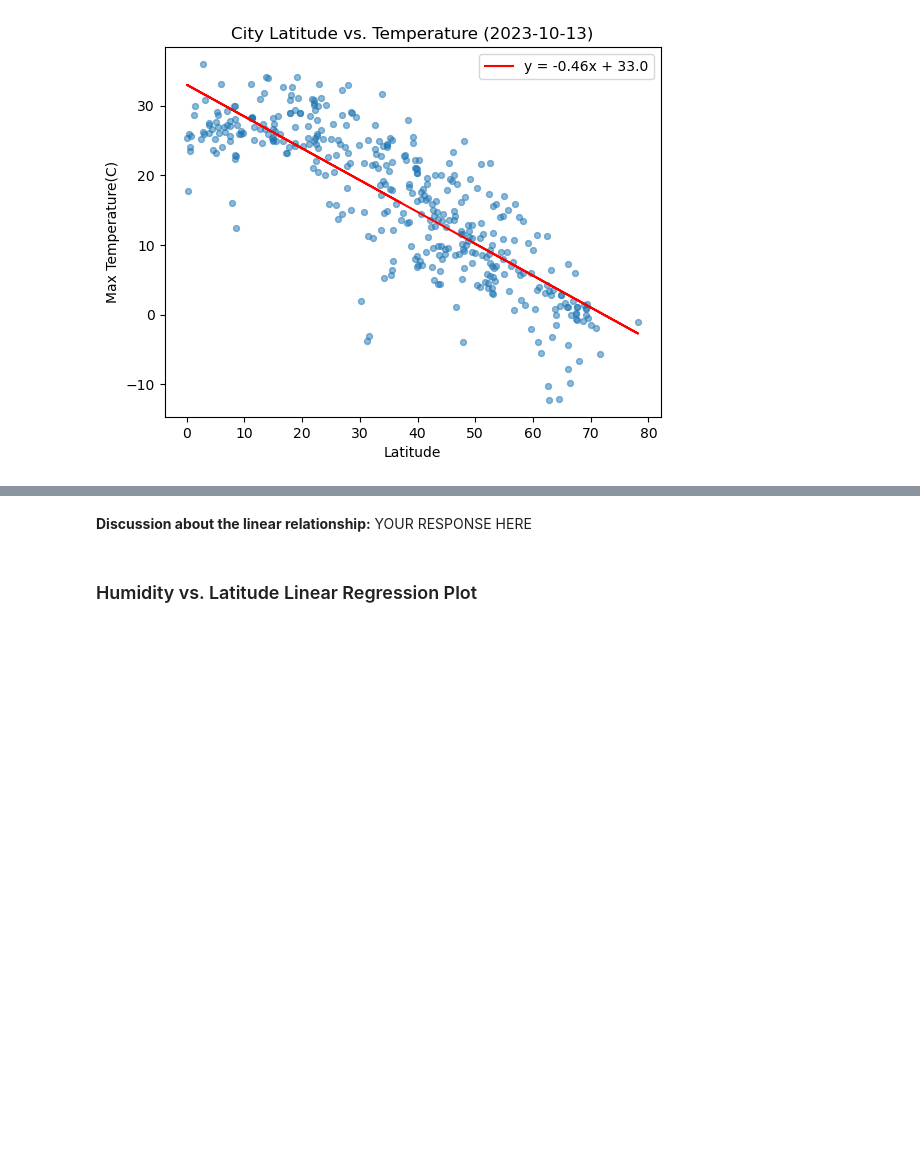
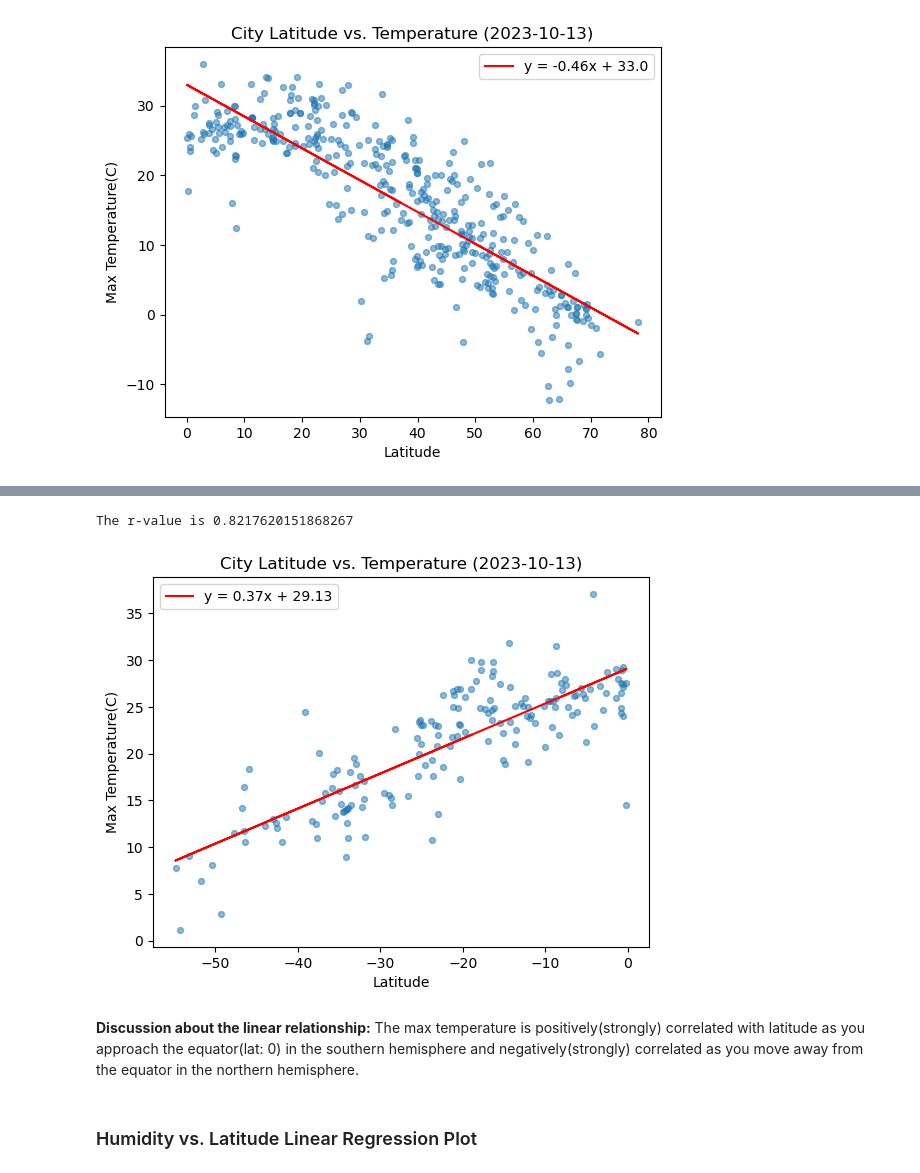
Before and after one commit to StarkArk/python_vacation_api, a Jupyter notebook: WeatherPy.ipynb, the cells around one changed output, grey strips where cells are left out. Cells and saved outputs as stored; diff of their text form; code cells hidden in the pictures; blank space fills up the shorter version.

Commit message:
linear regress complete

```diff
--- a/WeatherPy.ipynb
+++ b/WeatherPy.ipynb
@@ -542,4 +355,21 @@ The r-value is: 0.4121057168607245
-# %% [markdown]
-**Discussion about the linear relationship:** YOUR RESPONSE HERE
+# %%
+# Linear regression on Southern Hemisphere
+southern_hemi_df
+
+x = southern_hemi_df["Lat"]
+y = southern_hemi_df["Max Temp"]
+df = southern_hemi_df
+colx = "Lat"
+coly = "Max Temp"
+ylabel = "Max Temperature(C)"
+title = "City Latitude vs. Temperature (2023-10-13)"
+
+regress_function(x, y, df, colx, coly, ylabel, title)
+# %% [output]
+The r-value is 0.8217620151868267
+[figure, added]
+# %% [markdown]
+**Discussion about the linear relationship:**
+The max temperature is positively(strongly) correlated with latitude as you approach the equator(lat: 0) in the southern hemisphere and negatively(strongly) correlated as you move away from the equator in the northern hemisphere.
 # %% [markdown]
 ### Humidity vs. Latitude Linear Regression Plot
```
Also changed, not shown: parts of 24 cells of this notebook, 1 other file.
